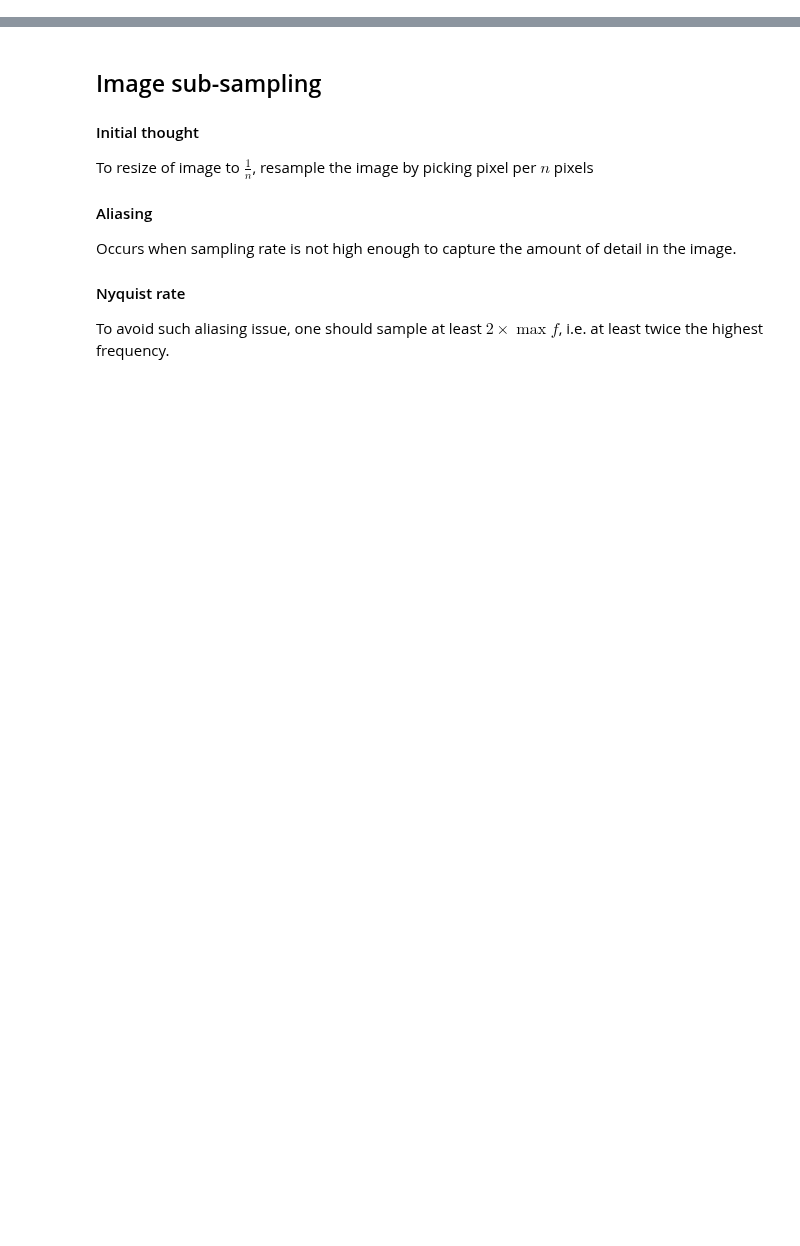
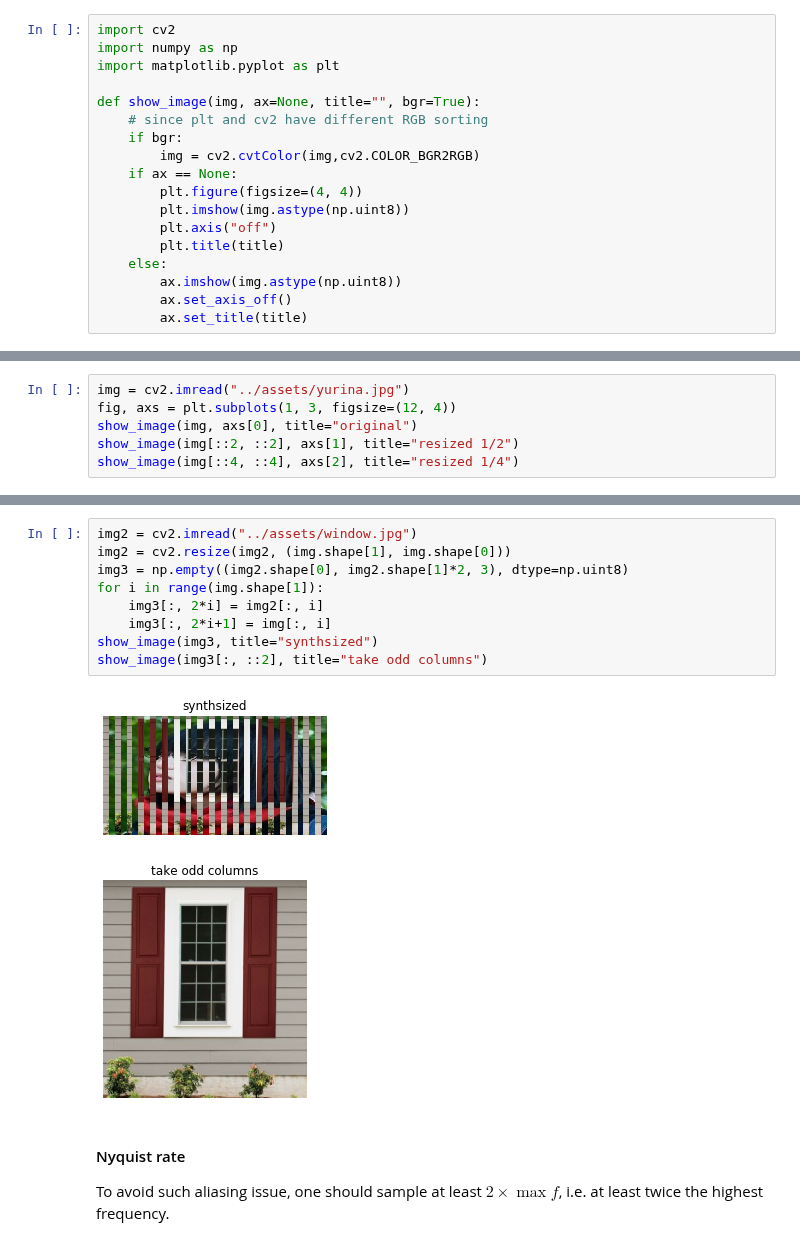
Before and after one commit to lihd1003/19W-Course-Material, a Jupyter notebook: CSC420 Intro to Image Understanding/NOTE/Image Pyramids.ipynb, the cells around one changed output, grey strips where cells are left out. Drawn from its saved outputs; the diff is of its cells as text; blank space fills up the shorter version.

```diff
--- a/CSC420 Intro to Image Understanding/NOTE/Image Pyramids.ipynb
+++ b/CSC420 Intro to Image Understanding/NOTE/Image Pyramids.ipynb
@@ -5,0 +1,18 @@ plt.rcParams['figure.figsize'] = (10, 6)
+# %%
+import cv2
+import numpy as np
+import matplotlib.pyplot as plt
+
+def show_image(img, ax=None, title="", bgr=True):
+    # since plt and cv2 have different RGB sorting
+    if bgr:
+        img = cv2.cvtColor(img,cv2.COLOR_BGR2RGB)
+    if ax == None:
+        plt.figure(figsize=(4, 4))
+        plt.imshow(img.astype(np.uint8))
+        plt.axis("off")
+        plt.title(title)
+    else:
+        ax.imshow(img.astype(np.uint8))
+        ax.set_axis_off()
+        ax.set_title(title)
@@ -5,0 +24,6 @@ plt.rcParams['figure.figsize'] = (10, 6)
+# %%
+img = cv2.imread("../assets/yurina.jpg")
+fig, axs = plt.subplots(1, 3, figsize=(12, 4))
+show_image(img, axs[0], title="original")
+show_image(img[::2, ::2], axs[1], title="resized 1/2")
+show_image(img[::4, ::4], axs[2], title="resized 1/4")
@@ -6,11 +37,16 @@ plt.rcParams['figure.figsize'] = (10, 6)
+# %%
+img2 = cv2.imread("../assets/window.jpg")
+img2 = cv2.resize(img2, (img.shape[1], img.shape[0]))
+img3 = np.empty((img2.shape[0], img2.shape[1]*2, 3), dtype=np.uint8)
+for i in range(img.shape[1]):
+    img3[:, 2*i] = img2[:, i]
+    img3[:, 2*i+1] = img[:, i]
+show_image(img3, title="synthsized")
+show_image(img3[:, ::2], title="take odd columns")
+# %% [output]
+[figure, added]
+[figure, added]
 # %% [markdown]
-## Image sub-sampling
-
-#### Initial thought
-To resize of image to $\frac{1}{n}$, resample the image by picking pixel per $n$ pixels
-#### Aliasing
-Occurs when sampling rate is not high enough to capture the amount of detail in the image.
-
 #### Nyquist rate
 To avoid such aliasing issue, one should sample at least $2\times \max{f}$, i.e. at least twice the highest frequency.
 # %%
```
Also changed, not shown: parts of 15 cells of this notebook, 6 other files.
